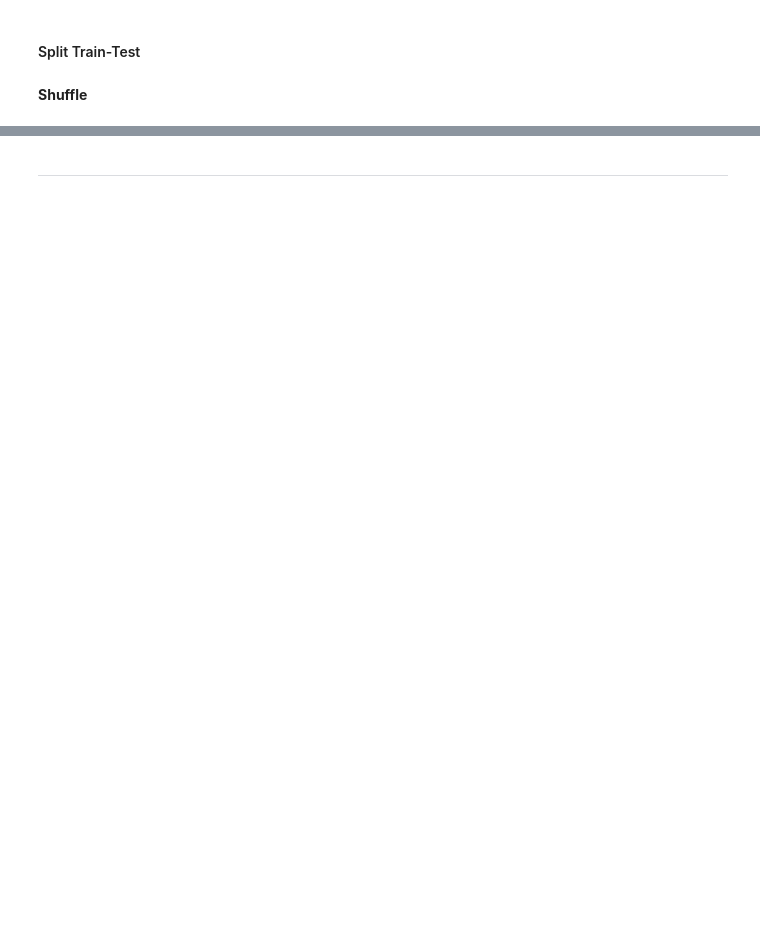
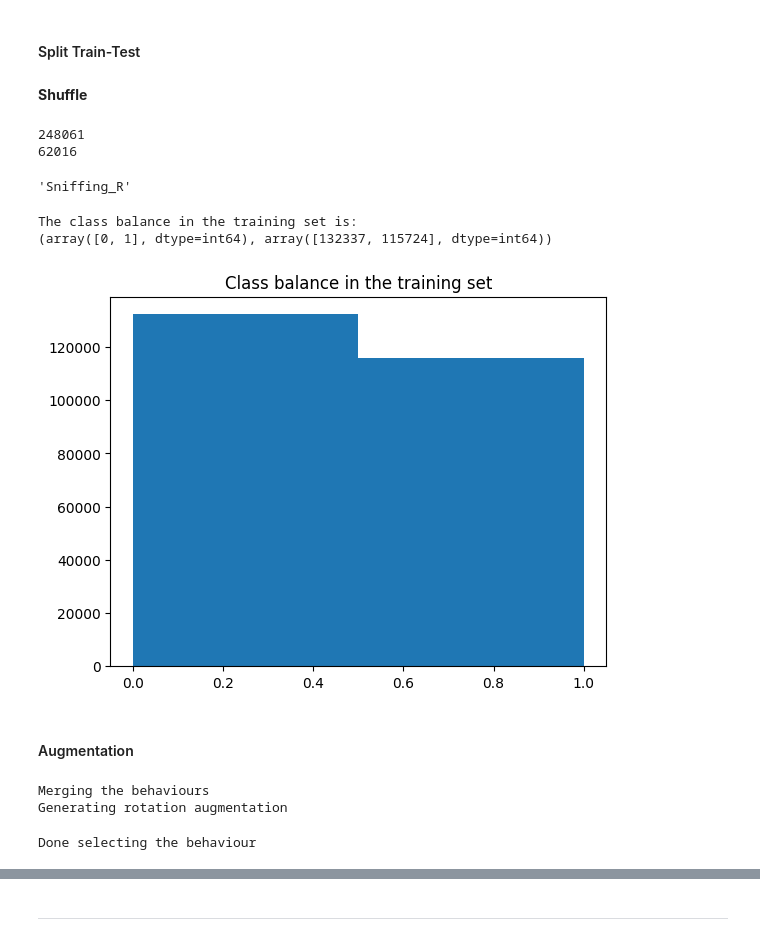
Before and after one commit to JulianAlvarezdeGiorgi/Behavioral_Tagging_of_Mice_in_multiple_Mice_setup_using_Deep_Learning, a Jupyter notebook: src/train.ipynb, the cells around one changed output, grey strips where cells are left out. Saved outputs shown, nothing was run; the diff lists cells and outputs as text; code cells hidden in the pictures; blank space fills up the shorter version.

Commit message:
Testing model variant'

```diff
--- a/src/train.ipynb
+++ b/src/train.ipynb
@@ -84,2 +87,6 @@ if False:
 # %%
-entire_dataset = torch.load(r'c:\Users\Usuario\Documents\Documents\MVA\Stage\DLCProject\Data\DataLoader_Baseline_models\dataset_w5-001.pt')
+device = torch.device('cuda' if torch.cuda.is_available() else 'cpu')
+print(device)
+
+# Load the data
+dataset = torch.load(r'c:\Users\Usuario\Documents\Documents\MVA\Stage\DLCProject\Data\datasets\new_entire_dataset.pkl', map_location=device)
@@ -105,8 +98,0 @@ tensor([0, 1, 2, 3, 4, 0, 1, 2, 3, 4, 0, 1, 2, 3, 4, 0, 1, 2, 3, 4, 0, 1, 2, 3,
-# %%
-dataset = entire_dataset.copy()
-# %%
-# Only keep the 'General_Contact' behaviour.
-
-for i in range(len(dataset)):
-    dataset[i].y = torch.tensor([dataset[i].behaviour[1]], dtype=torch.long)
-    dataset[i].frame_mask = (dataset[i].frame_mask == 2).float()
@@ -130,3 +99,7 @@ len(dataset[0].frame_mask)
+# %%
+# Select the behaviour to classify (Grooming in this case)
+indx_behaviour1 = 1
+indx_behaviour2 = 9
 # %% [markdown]
 #### Split Train-Test
 # %% [markdown]
@@ -141,6 +114,52 @@ train_size = int(0.8 * len(dataset))
 
 train_dataset = dataset[:train_size]
 test_dataset = dataset[train_size:]
+# %%
+print(len(train_dataset))
+print(len(test_dataset))
+# %% [output]
+248061
+62016
+# %%
+dataset[0].behaviour_names[indx_behaviour1]
+# %% [output]
+'Sniffing_R'
+# %%
+# Class balance in the training set
+behaviour = [sample.behaviour[indx_behaviour1] for sample in train_dataset]
+behaviour = np.array(behaviour)
+print('The class balance in the training set is:')
+print(np.unique(behaviour, return_counts=True))
+
+plt.hist(behaviour, bins=2)
+plt.title('Class balance in the training set')
+plt.show()
+# %% [output]
+The class balance in the training set is:
+(array([0, 1], dtype=int64), array([132337, 115724], dtype=int64))
+[figure, added]
+# %% [markdown]
+#### Augmentation
+# %%
+print('Merging the behaviours')
+augmentation.merge_symetric_behaviours_version2(indx_behaviour1, indx_behaviour2, train_dataset)
+print('Generating rotation augmentation')
+# Rotate the dataset
+augmentation.rotate_samples(train_dataset, indx_behaviour1)
+#print('Downsampling the inactive behaviours')
+#train_dataset = augmentation.downsample_majority_class(train_dataset, indx_behaviour1)
+# %% [output]
+Merging the behaviours
+Generating rotation augmentation
+# %%
+
+for i in range(len(train_dataset)):
+    train_dataset[i].behaviour = train_dataset[i].behaviour[indx_behaviour1]
+for i in range(len(test_dataset)):
+    test_dataset[i].behaviour = test_dataset[i].behaviour[indx_behaviour1]
+print('Done selecting the behaviour')
+# %% [output]
+Done selecting the behaviour
 # %%
 print('The train dataset has %d samples' % len(train_dataset))
 print('The test dataset has %d samples' % len(test_dataset))
```
Also changed, not shown: parts of 48 cells of this notebook, 13 other files.
